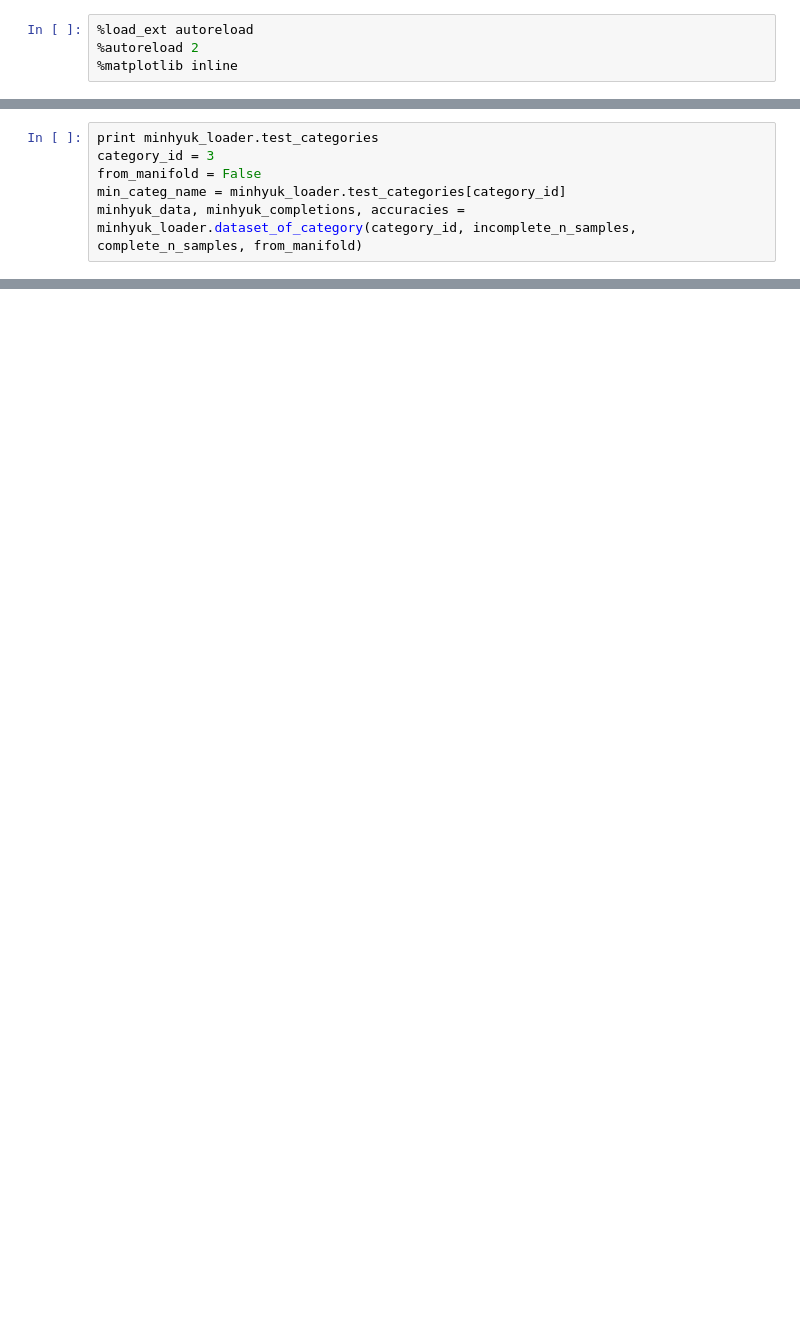
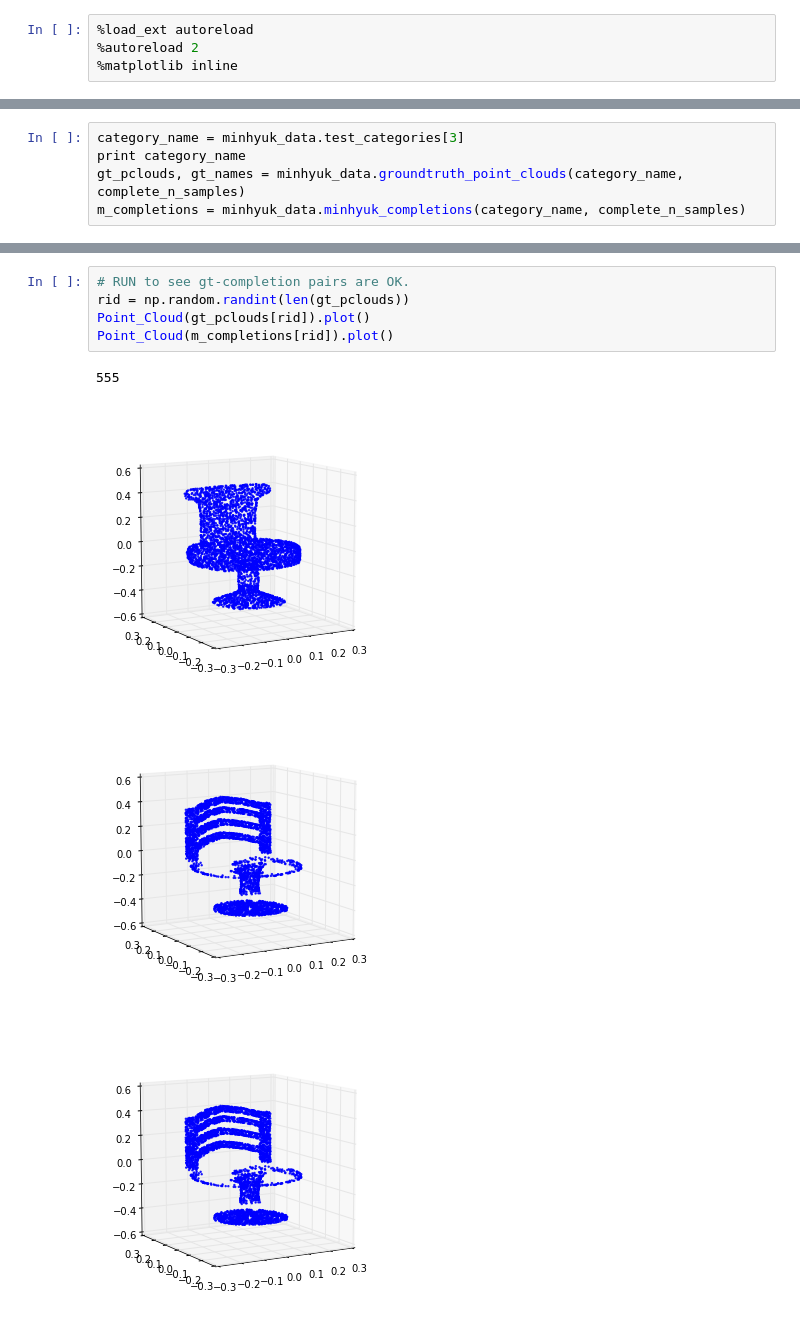
Before and after one commit to optas/tf_lab, a Jupyter notebook: notebooks/panos/iccv/used_in_submission/cmp_with_others/minhyuk_baseline.ipynb, the cells around one changed output, grey strips where cells are left out. Drawn from its saved outputs; the diff is of its cells as text; blank space fills up the shorter version.

```diff
--- a/notebooks/panos/iccv/used_in_submission/cmp_with_others/minhyuk_baseline.ipynb
+++ b/notebooks/panos/iccv/used_in_submission/cmp_with_others/minhyuk_baseline.ipynb
@@ -46,6 +22,0 @@ top_data_dir = '/orions4-zfs/projects/lins2/Panos_Space/DATA/'
-# %%
-print minhyuk_loader.test_categories
-category_id = 3
-from_manifold = False
-min_categ_name = minhyuk_loader.test_categories[category_id]
-minhyuk_data, minhyuk_completions, accuracies = minhyuk_loader.dataset_of_category(category_id, incomplete_n_samples, complete_n_samples, from_manifold)
@@ -53,0 +23,5 @@ minhyuk_data, minhyuk_completions, accuracies = minhyuk_loader.dataset_of_catego
+# %%
+category_name = minhyuk_data.test_categories[3]
+print category_name
+gt_pclouds, gt_names = minhyuk_data.groundtruth_point_clouds(category_name, complete_n_samples)
+m_completions = minhyuk_data.minhyuk_completions(category_name, complete_n_samples)
@@ -53,0 +30,10 @@ minhyuk_data, minhyuk_completions, accuracies = minhyuk_loader.dataset_of_catego
+# %%
+# RUN to see gt-completion pairs are OK.
+rid = np.random.randint(len(gt_pclouds))
+Point_Cloud(gt_pclouds[rid]).plot()
+Point_Cloud(m_completions[rid]).plot()
+# %% [output]
+555
+[figure, added]
+[figure, added]
+[figure, added]
```
Also changed, not shown: parts of 6 cells of this notebook, 2 other files.
